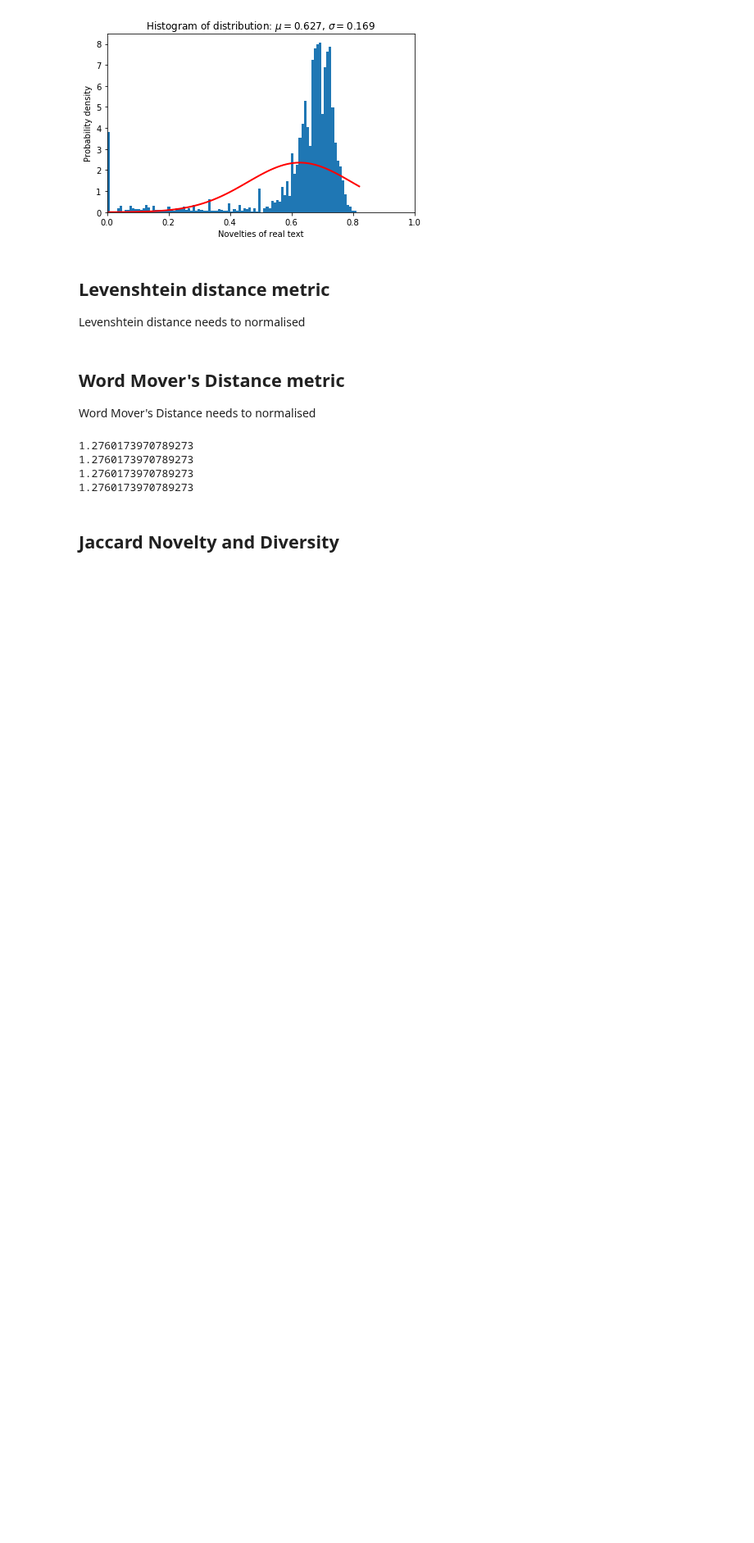
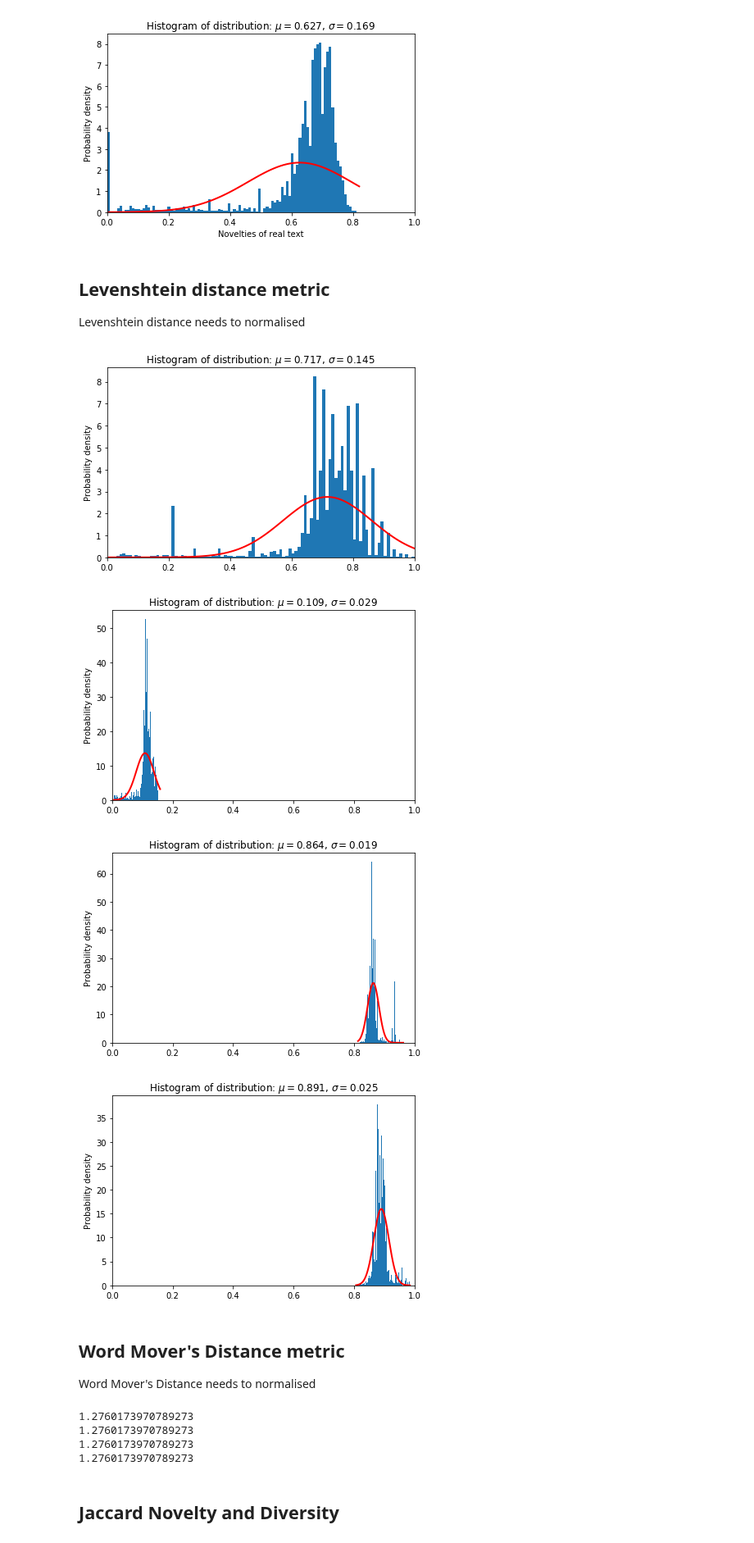
Before and after one commit to debashishc/classification-real-fake-text, a Jupyter notebook: Multimetric analysis.ipynb, the cells around one changed output. Shown at 82% size. Drawn from its saved outputs; the diff is of its cells as text; code cells hidden in the pictures; blank space fills up the shorter version.

```diff
--- a/Multimetric analysis.ipynb
+++ b/Multimetric analysis.ipynb
@@ -56,3 +50,13 @@ lev_normed_fake_novelties = normed_dists_to_sims(normed_fake_diversities)
+# %%
+normal_distribution(lev_normed_real_diversities, "")
+normal_distribution(lev_real_novelties_distances,'')
+normal_distribution(lev_fake_diversities_distances,'')
+normal_distribution(lev_fake_novelties_distances,'')
+# %% [output]
+[figure, added]
+[figure, added]
+[figure, added]
+[figure, added]
 # %% [markdown]
 ## Word Mover's Distance metric
 
```
Also changed, not shown: parts of 7 cells of this notebook, 3 other files.
